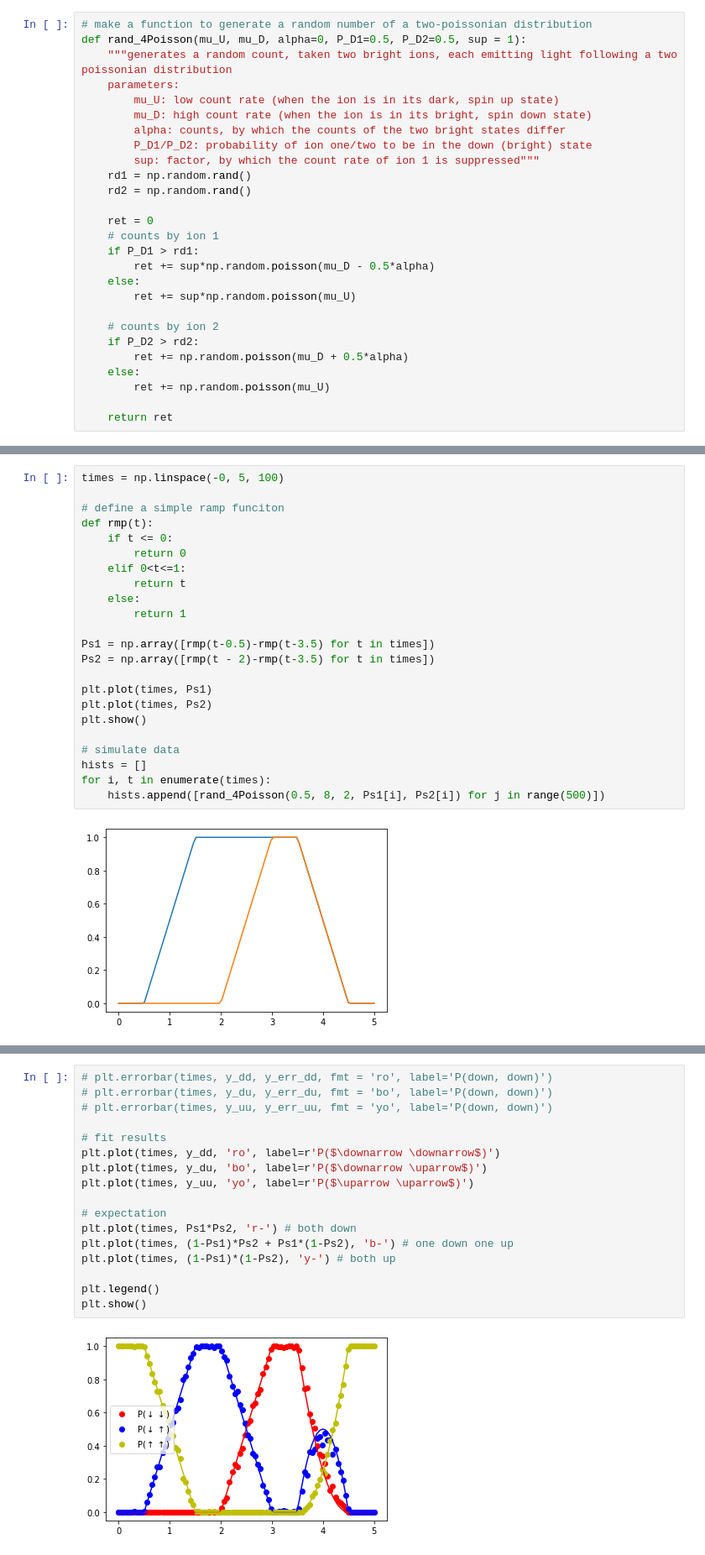
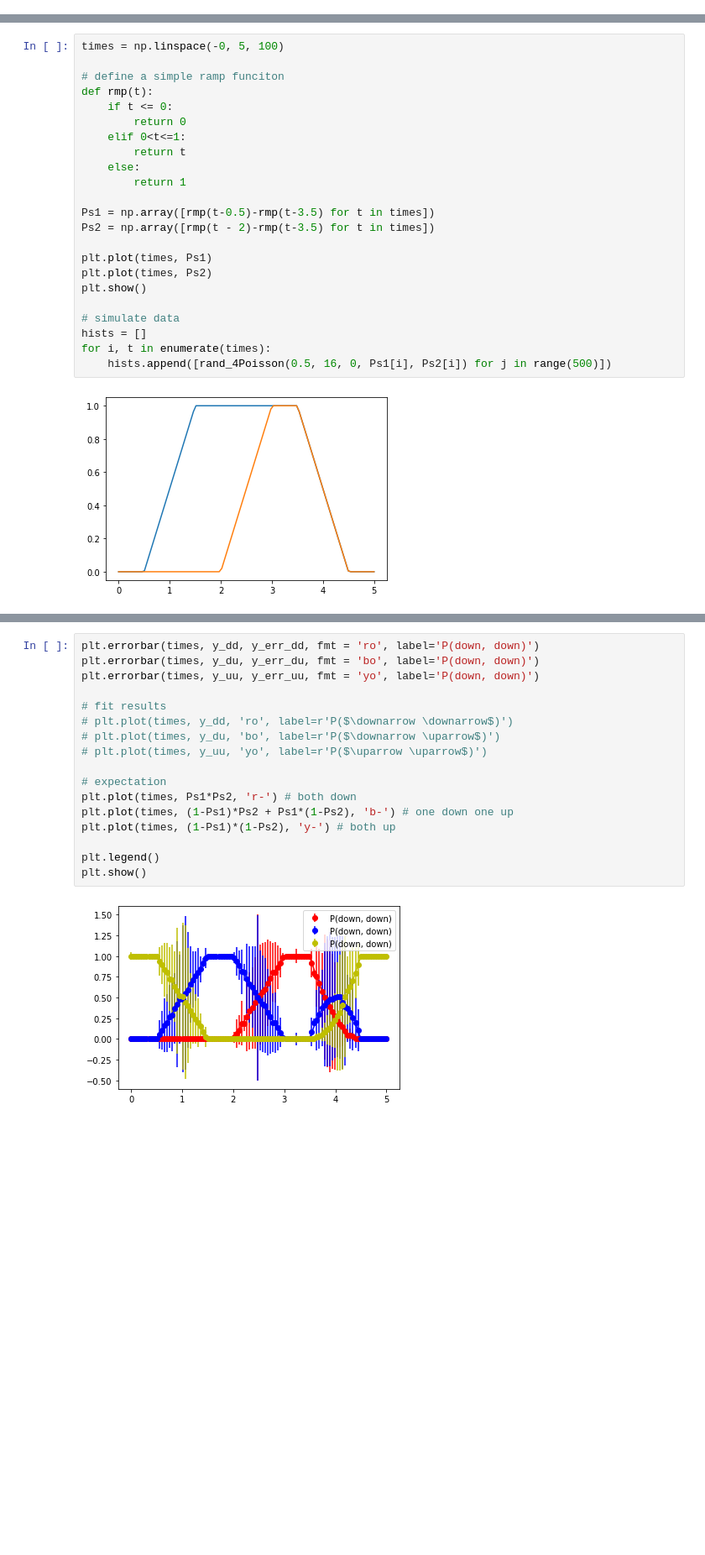
Before and after one commit to R-Thomm/Robin-Master, a Jupyter notebook: two_ion_stuff.ipynb, the cells around one changed output, grey strips where cells are left out. Shown at 84% size. Drawn from its saved outputs; the diff is of its cells as text; blank space fills up the shorter version.

```diff
--- a/two_ion_stuff.ipynb
+++ b/two_ion_stuff.ipynb
@@ -35,32 +35,5 @@ python version: 3.6.9
 number of CPU's: 8
 # %% [markdown]
 # Poisson Fits for two ions
-# %%
-# make a function to generate a random number of a two-poissonian distribution
-def rand_4Poisson(mu_U, mu_D, alpha=0, P_D1=0.5, P_D2=0.5, sup = 1):
-    """generates a random count, taken two bright ions, each emitting light following a two poissonian distribution
-    parameters:
-        mu_U: low count rate (when the ion is in its dark, spin up state)
-        mu_D: high count rate (when the ion is in its bright, spin down state)
-        alpha: counts, by which the counts of the two bright states differ
-        P_D1/P_D2: probability of ion one/two to be in the down (bright) state
-        sup: factor, by which the count rate of ion 1 is suppressed"""
-    rd1 = np.random.rand()
-    rd2 = np.random.rand()
-
-    ret = 0
-    # counts by ion 1
-    if P_D1 > rd1:
-        ret += sup*np.random.poisson(mu_D - 0.5*alpha)
-    else:
-        ret += sup*np.random.poisson(mu_U)
-
-    # counts by ion 2
-    if P_D2 > rd2:
-        ret += np.random.poisson(mu_D + 0.5*alpha)
-    else:
-        ret += np.random.poisson(mu_U)
-
-    return ret
 # %% [markdown]
 ## define poisson fit functions (equivalent funcitons to the ones for one ion in eios_analyse)
@@ -230,7 +250,7 @@ plt.show()
 # simulate data
 hists = []
 for i, t in enumerate(times):
-    hists.append([rand_4Poisson(0.5, 8, 2, Ps1[i], Ps2[i]) for j in range(500)])
+    hists.append([rand_4Poisson(0.5, 16, 0, Ps1[i], Ps2[i]) for j in range(500)])
 # %% [output]
 [figure]
 # %%
@@ -252,22 +272,22 @@ processing time: 0.5348
 # %%
-# plt.errorbar(times, y_dd, y_err_dd, fmt = 'ro', label='P(down, down)')
-# plt.errorbar(times, y_du, y_err_du, fmt = 'bo', label='P(down, down)')
-# plt.errorbar(times, y_uu, y_err_uu, fmt = 'yo', label='P(down, down)')
+plt.errorbar(times, y_dd, y_err_dd, fmt = 'ro', label='P(down, down)')
+plt.errorbar(times, y_du, y_err_du, fmt = 'bo', label='P(down, down)')
+plt.errorbar(times, y_uu, y_err_uu, fmt = 'yo', label='P(down, down)')
 
 # fit results
-plt.plot(times, y_dd, 'ro', label=r'P($\downarrow \downarrow$)')
-plt.plot(times, y_du, 'bo', label=r'P($\downarrow \uparrow$)')
-plt.plot(times, y_uu, 'yo', label=r'P($\uparrow \uparrow$)')
+# plt.plot(times, y_dd, 'ro', label=r'P($\downarrow \downarrow$)')
+# plt.plot(times, y_du, 'bo', label=r'P($\downarrow \uparrow$)')
+# plt.plot(times, y_uu, 'yo', label=r'P($\uparrow \uparrow$)')
 
 # expectation
 plt.plot(times, Ps1*Ps2, 'r-') # both down
 plt.plot(times, (1-Ps1)*Ps2 + Ps1*(1-Ps2), 'b-') # one down one up
 plt.plot(times, (1-Ps1)*(1-Ps2), 'y-') # both up
 
 plt.legend()
 plt.show()
 # %% [output]
-[figure, old version]
+[figure, new version]
 # %% [markdown]
 This plot shows the results of the fit routine to get the population levels P(down, down), P(up, up) and P(down, up)=P(up, down).<br/>
 The dots show the fitted results, and the lines the expectation (e.g. the initial values for the data simulation). It was assumed that the simulated histogram can be fitted on a three-poissonian-distribution, but the data was simulated using a four-poissonian-distribution, with expectation values for the (down, up) state slightly different to the expectation value for the (up, down) state.
```
Also changed, not shown: parts of 10 cells of this notebook, 6 other files.
